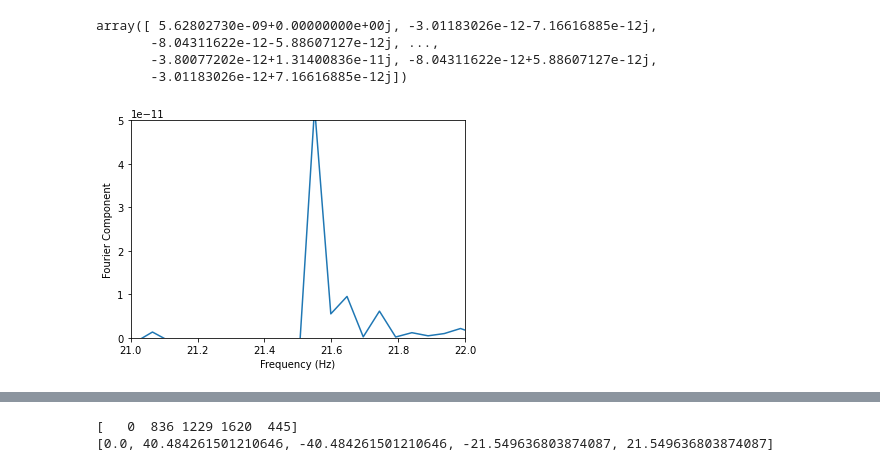
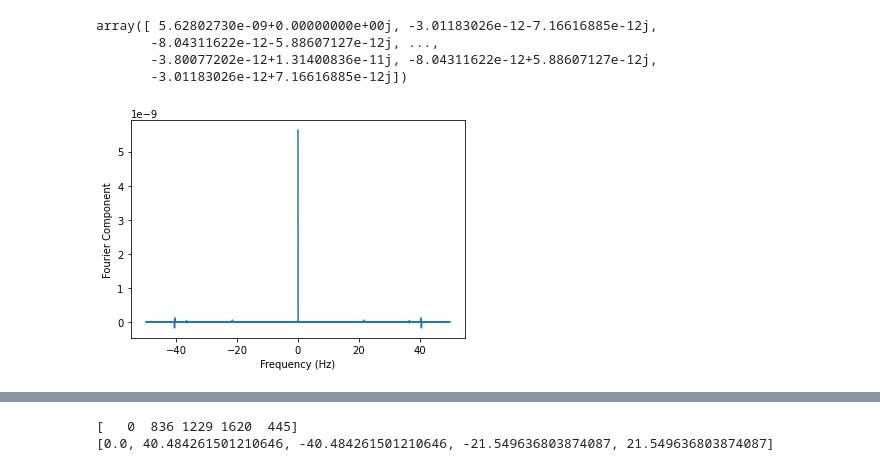
Before and after one commit to lmeiler/CP1_LukeMeiler_FinalProject, a Jupyter notebook: Magnet.ipynb, the cells around one changed output, grey strips where cells are left out. Saved outputs shown, nothing was run; the diff lists cells and outputs as text; code cells hidden in the pictures.

```diff
--- a/Magnet.ipynb
+++ b/Magnet.ipynb
@@ -127,10 +160,10 @@ array([ 5.62802730e-09+0.00000000e+00j, -3.01183026e-12-7.16616885e-12j,
        -3.01183026e-12+7.16616885e-12j])
 # %%
 plt.plot(freq, y)
-plt.xlim(21, 22)
-plt.ylim(0,0.00000000005)
+#plt.xlim(21, 22)
+#plt.ylim(0,0.00000000005)
 plt.xlabel('Frequency (Hz)')
 plt.ylabel('Fourier Component')
 plt.show()
 # %% [output]
-[figure, old version]
+[figure, new version]
```
Also changed, not shown: parts of 16 cells of this notebook.
